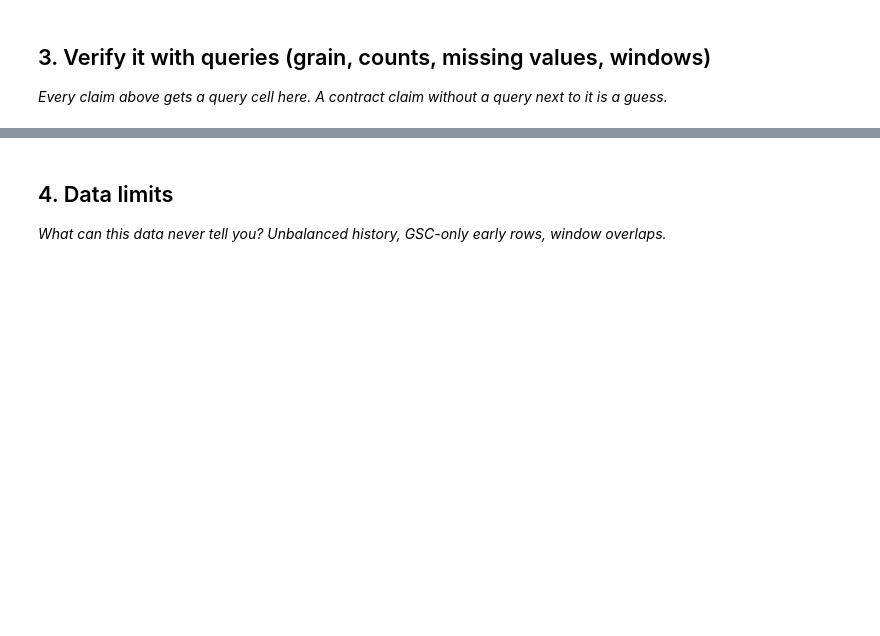
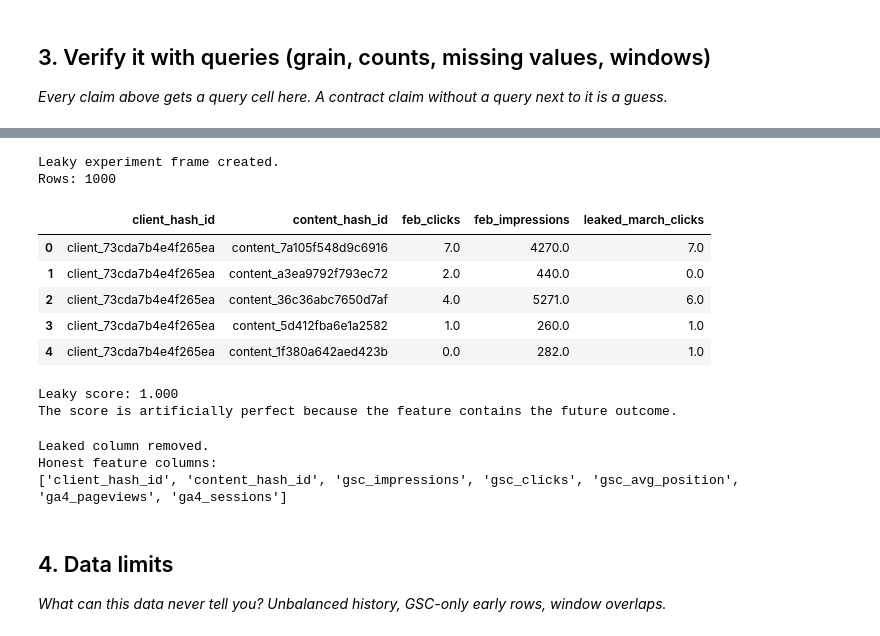
Before and after one commit to palkinsuneja/palkin-flyrank-ml-internship-july-to-sept-2026, a Jupyter notebook: work/notebooks/w03_data_contract.ipynb, the cells around one changed output, grey strips where cells are left out. Drawn from its saved outputs; the diff is of its cells as text; code cells hidden in the pictures; blank space fills up the shorter version.

```diff
--- a/work/notebooks/w03_data_contract.ipynb
+++ b/work/notebooks/w03_data_contract.ipynb
@@ -30,3 +275,80 @@ This skeleton is yours to fill. Work the sections **in order** — each one has
+# %%
+# Deliberate leakage experiment
+# March outcome is intentionally used as a feature to demonstrate leakage.
+
+leaky_frame = con.execute(f"""
+SELECT
+    f.client_hash_id,
+    f.content_hash_id,
+    SUM(f.gsc_clicks) AS feb_clicks,
+    SUM(f.gsc_impressions) AS feb_impressions,
+    m.march_clicks AS leaked_march_clicks
+FROM {FEB} f
+JOIN (
+    SELECT
+        client_hash_id,
+        content_hash_id,
+        SUM(gsc_clicks) AS march_clicks
+    FROM {MAR}
+    GROUP BY client_hash_id, content_hash_id
+) m
+ON f.client_hash_id = m.client_hash_id
+AND f.content_hash_id = m.content_hash_id
+GROUP BY
+    f.client_hash_id,
+    f.content_hash_id,
+    m.march_clicks
+LIMIT 1000
+""").df()
+
+print("Leaky experiment frame created.")
+print("Rows:", len(leaky_frame))
+display(leaky_frame.head())
+# %% [output]
+Leaky experiment frame created.
+Rows: 1000
+|  | client_hash_id | content_hash_id | feb_clicks | feb_impressions | leaked_march_clicks |
+| 0 | client_73cda7b4e4f265ea | content_7a105f548d9c6916 | 7.0 | 4270.0 | 7.0 |
+| 1 | client_73cda7b4e4f265ea | content_a3ea9792f793ec72 | 2.0 | 440.0 | 0.0 |
+| 2 | client_73cda7b4e4f265ea | content_36c36abc7650d7af | 4.0 | 5271.0 | 6.0 |
+| 3 | client_73cda7b4e4f265ea | content_5d412fba6e1a2582 | 1.0 | 260.0 | 1.0 |
+| 4 | client_73cda7b4e4f265ea | content_1f380a642aed423b | 0.0 | 282.0 | 1.0 |
+# %%
+# Show how a label-derived feature can make the score look artificially strong
+
+from sklearn.metrics import accuracy_score
+
+# March outcome: 1 if the content received zero clicks in March
+leaky_eval = leaky_frame.copy()
+leaky_eval["label"] = (leaky_eval["leaked_march_clicks"] == 0).astype(int)
+
+# Directly using the leaked outcome as a prediction signal
+leaky_eval["leaky_prediction"] = (
+    leaky_eval["leaked_march_clicks"] == 0
+).astype(int)
+
+leaky_score = accuracy_score(
+    leaky_eval["label"],
+    leaky_eval["leaky_prediction"]
+)
+
+print(f"Leaky score: {leaky_score:.3f}")
+print("The score is artificially perfect because the feature contains the future outcome.")
+# %% [output]
+Leaky score: 1.000
+The score is artificially perfect because the feature contains the future outcome.
+# %%
+# Remove the leaked outcome-derived column before modeling
+
+honest_feature_frame = feature_frame.copy()
+
+print("Leaked column removed.")
+print("Honest feature columns:")
+print(list(honest_feature_frame.columns))
+# %% [output]
+Leaked column removed.
+Honest feature columns:
+['client_hash_id', 'content_hash_id', 'gsc_impressions', 'gsc_clicks', 'gsc_avg_position', 'ga4_pageviews', 'ga4_sessions']
 # %% [markdown]
 ## 4. Data limits
 
```
Also changed, not shown: parts of 16 cells of this notebook.
